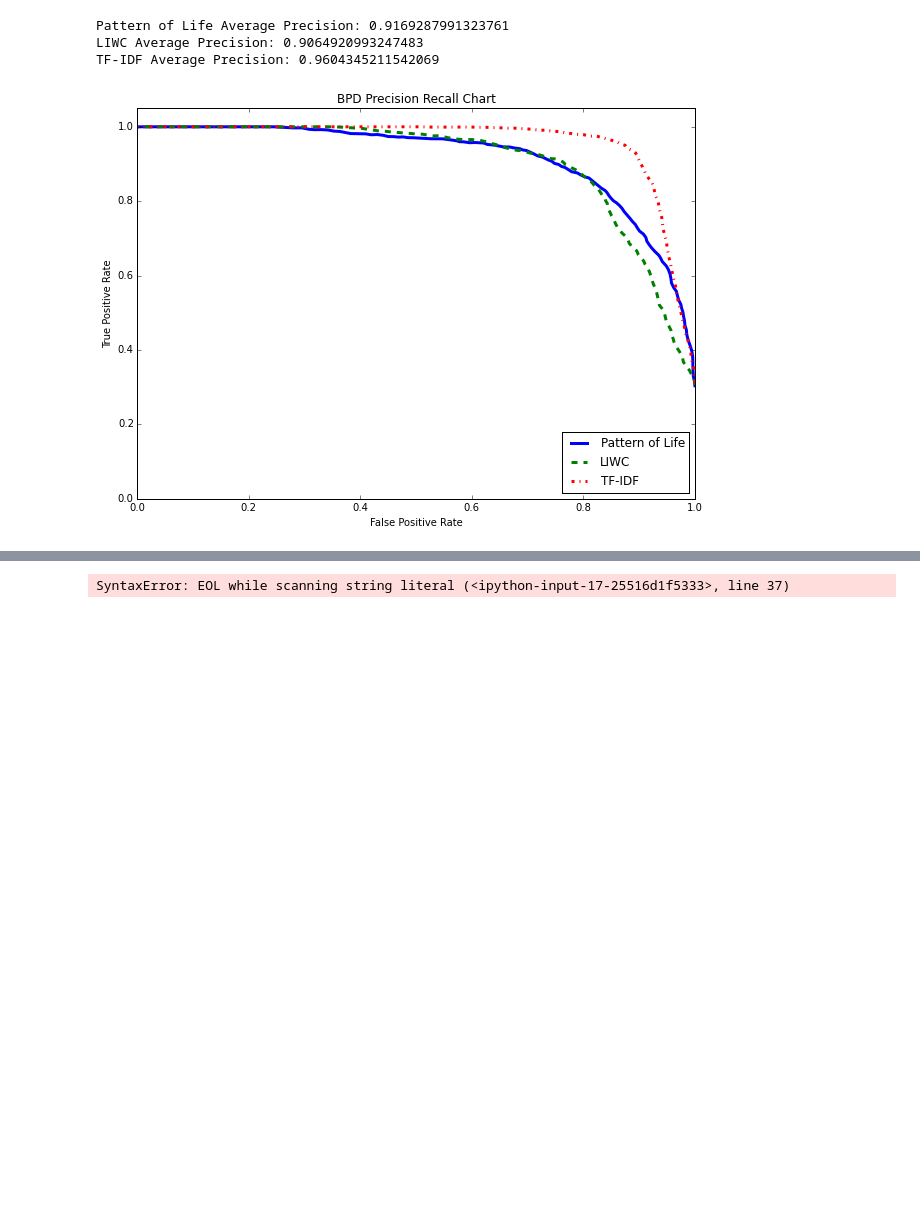
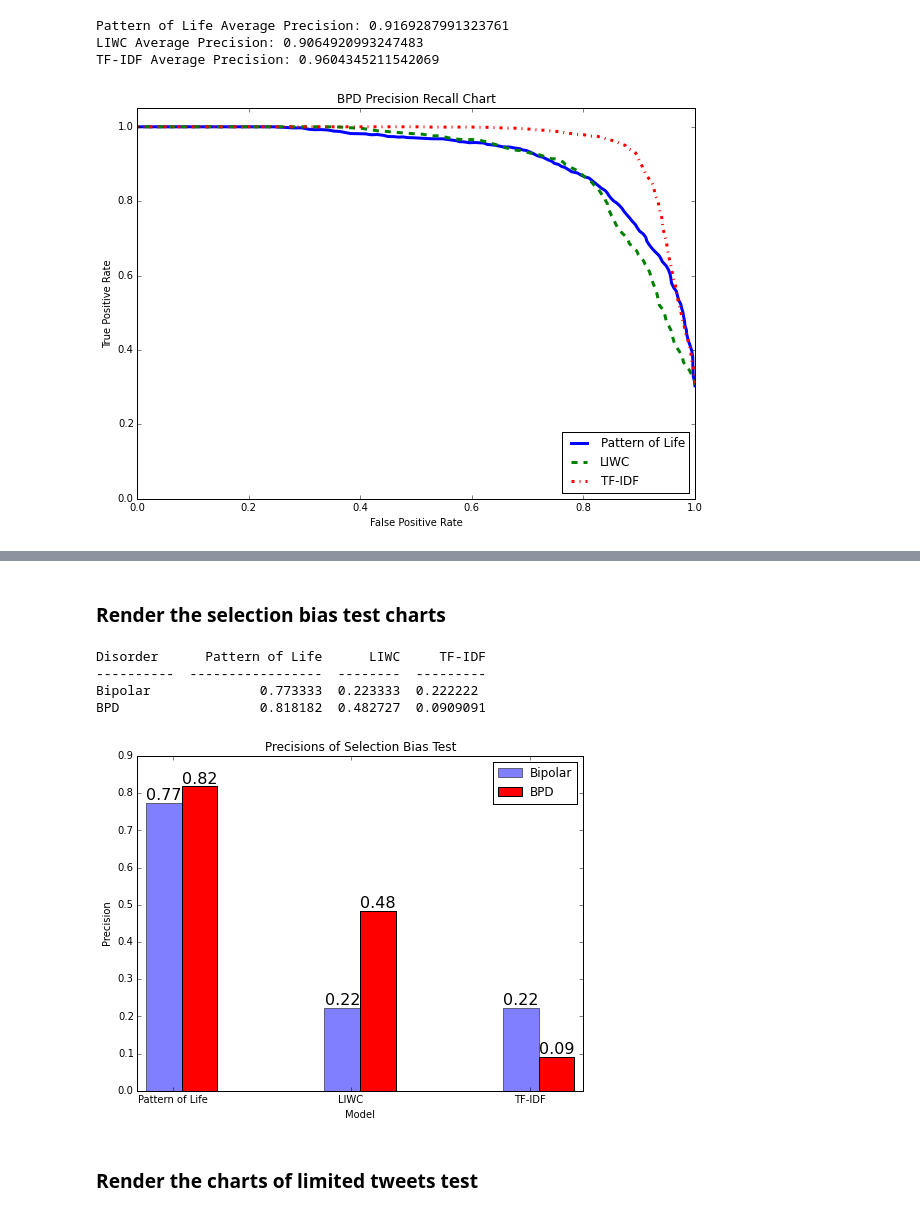
Before and after one commit to omarsar/midas_api, a Jupyter notebook: 4_prediction_visualization/prediction_evaluation.ipynb, the cells around one changed output, grey strips where cells are left out. Cells and saved outputs as stored; diff of their text form; code cells hidden in the pictures; blank space fills up the shorter version.

```diff
--- a/4_prediction_visualization/prediction_evaluation.ipynb
+++ b/4_prediction_visualization/prediction_evaluation.ipynb
@@ -190,5 +518,5 @@ BPD_experts =  Group("BPD Expert", dbName="idea", collectionName="coach_tweets_e
 # %%
-#Tf-iDF performance, really robust
+#A TF-IDF class to implement TF-IDF extraction and model training.
 
 
 
@@ -227,7 +555,7 @@ class TextFeatureGroups(object):
             total_texts = base_texts  + group_texts
             if model == "Tf-iDF":
                 text_model = TfidfVectorizer(stop_words="english",ngram_range = (1,2))
-            #text_model.fit(total_texts)
+            text_model.fit(total_texts)
             X = text_model.fit_transform(total_texts)
             Y = np.array([0] * base.getSize() + [1]*group.getSize(), dtype=int)
             classifier  = RandomForestClassifier(n_jobs=-1, max_features="sqrt", n_estimators=128)
@@ -253,7 +581,6 @@ class TextFeatureGroups(object):
             word = vector2word[vector]
             top_words.append(word)
         return top_words
-
 
 
 
@@ -381,14 +708,18 @@ class TextFeatureGroups(object):
 
 
 
+# Build the TF-IDF class
 
 tfidf_groups = TextFeatureGroups(regular_group, [bipolar_all,BPD_all])
-#tfidf_groups.renderPrecisionRecall(n_fold=10)
+
+
+
+# Extract Top 10 keywords by TF-IDF model for Bipolar and BPD
 bipolar_words = tfidf_groups.getTopFeatures("Bipolar")
 BPD_words = tfidf_groups.getTopFeatures("BPD")
 
 print(bipolar_words)
+print("\n\n")
+
 print(BPD_words)
-
-#tfidf_groups.getPrecision("Bipolar", tail_k=100)
 # %% [output]
@@ -1077,5 +1220,7 @@ all_scores
+# %% [markdown]
+### Render the selection bias test charts
 # %%
-###### 100 times of Selection Bias Testing
+# 100 times of Selection Bias Testing
 index2feature = pol_groups.index2feature
 removed_features = []
 def getSelection(excluded_categories=[], excluded_index=[]):
@@ -1094,7 +1239,7 @@ def getSelection(excluded_categories=[], excluded_index=[]):
 
 
 POL_selection = getSelection(excluded_categories=["LIWC"])
-
+LIWC_selection = getSelection(excluded_categories=["AgeGender", "Social", "Polarity", "Emotions"])
 n_fold = 100
 POL_bipolar_scores = []
 LIWC_bipolar_scores = []
@@ -1108,10 +1253,7 @@ for i in range(n_fold):
 
     POL_bipolar_scores .append(1 - np.mean(pol_groups.classify("Bipolar", "bipolar Expert", selection = POL_selection)))
     LIWC_bipolar_scores .append(1 - np.mean(pol_groups.classify("Bipolar", "bipolar Expert", selection = LIWC_selection)))
-for disorder in disorders:
-    all_scores[disorder] = {}
-    for i, classifier in enumerate(classifiers):
-        all_scores[disorder][names[i]] = {"POL","}
+
     TFIDF_bipolar_scores .append(1 - np.mean(tfidf_groups.classify("Bipolar", bipolar_experts)))
 
     POL_BPD_scores .append(1 - np.mean(pol_groups.classify("BPD", "BPD Expert", selection = POL_selection)))
@@ -1160,34 +1302,40 @@ def renderBarChart(precisions):
                      color='r',
                      label='BPD')
     #rects1.set_hatch('-')
 
 
     for rects in [rects1, rects2]:
         for rect in rects:
 
             height = rect.get_height()
             ax.text(rect.get_x() + rect.get_width()/2., 1*height,
                 "{0:.2f}".format(float(height)),
                 ha='center', va='bottom',  fontsize=16)
 
     #ax.set_xticklabels("", fontsize=20)
     plt.xlabel('Model')
     plt.ylabel('Precision')
     plt.title('Precisions of Selection Bias Test  ')
 
     plt.xticks(index + bar_width, ('Pattern of Life', 'LIWC', 'TF-IDF'))
     plt.legend()
 
 
 
     #rcParams['figure.figsize'] = 2.5, 1.75
     plt.show()
     rcParams['figure.figsize'] = 10, 7
 
 
 renderBarChart(precisions)
 # %% [output]
-SyntaxError: EOL while scanning string literal (<ipython-input-17-25516d1f5333>, line 37)
+Disorder      Pattern of Life      LIWC     TF-IDF
+----------  -----------------  --------  ---------
+Bipolar              0.773333  0.223333  0.222222
+BPD                  0.818182  0.482727  0.0909091
+[figure, added]
+# %% [markdown]
+### Render the charts of limited tweets test
 # %%
 #Limited Data Performance Testing
 index2feature = pol_groups.index2feature
```
Also changed, not shown: parts of 41 cells of this notebook, 17 other files.
